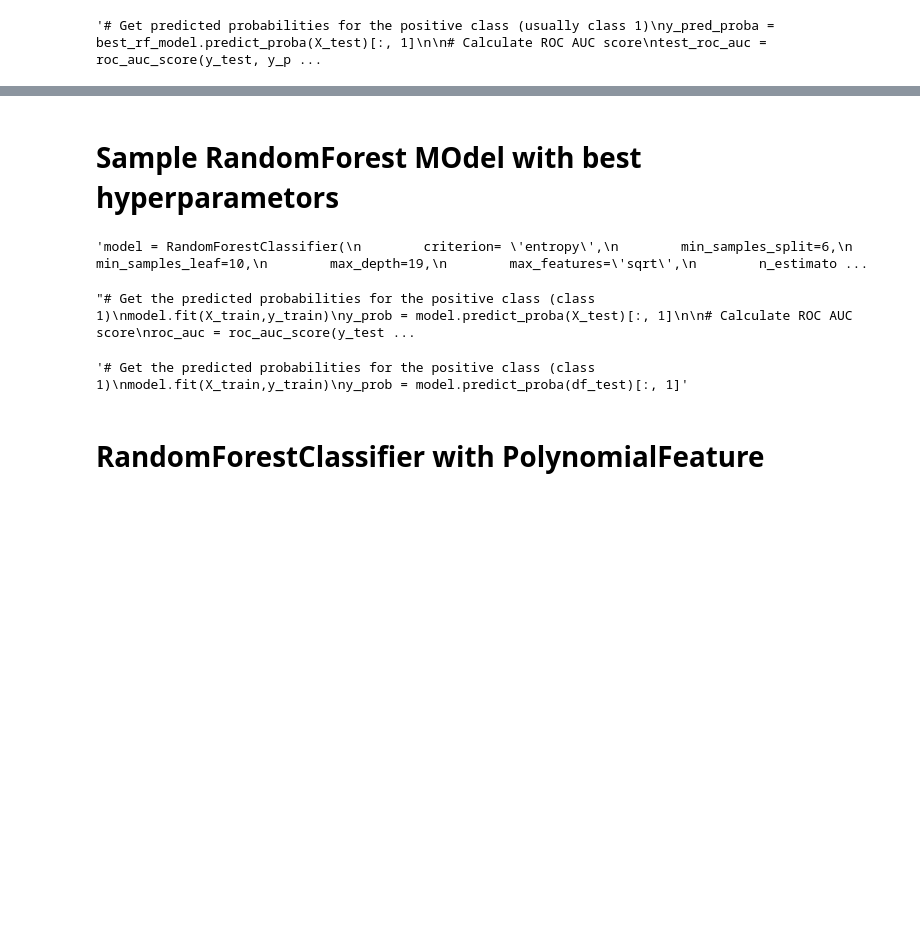
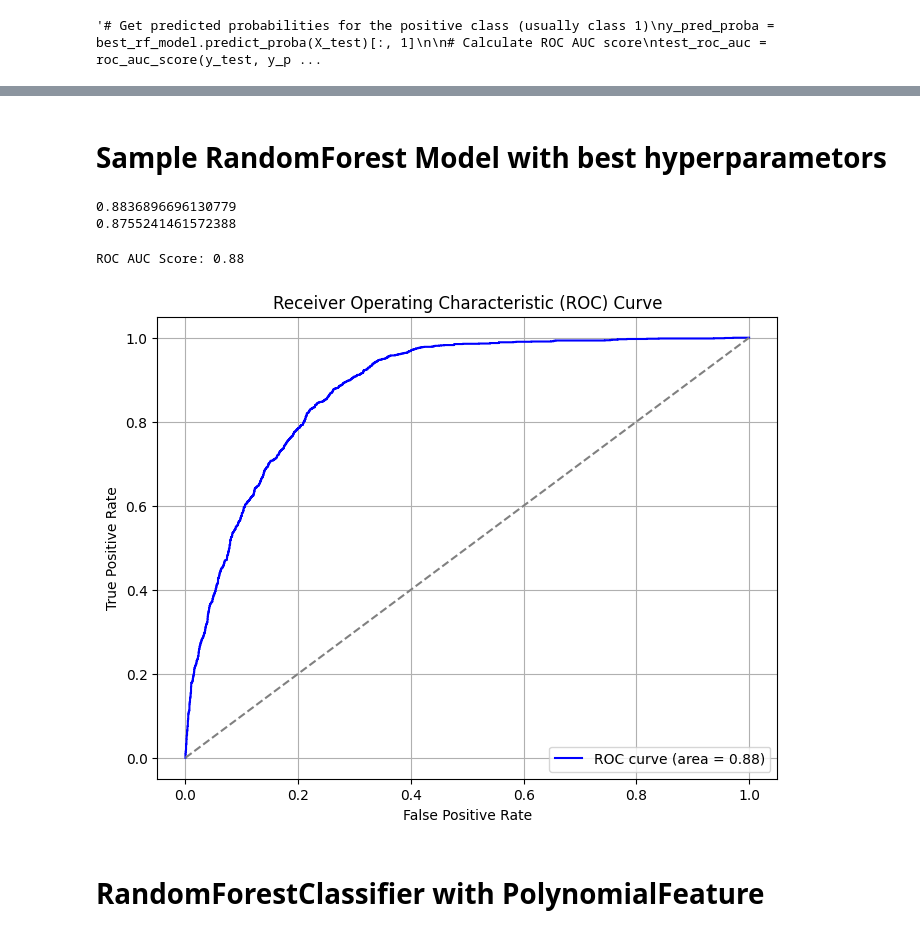
Before and after one commit to Nigoraa1/Smoking_Predictive_Analysis, a Jupyter notebook: Predictive Analysis.ipynb, the cells around one changed output, grey strips where cells are left out. Cells and saved outputs as stored; diff of their text form; code cells hidden in the pictures; blank space fills up the shorter version.

```diff
--- a/EAC.ipynb
+++ b/Predictive Analysis.ipynb
@@ -179,21 +181,2 @@ print("Test ROC AUC Score:", test_roc_auc)"""
 # %% [output]
 '# Get predicted probabilities for the positive class (usually class 1)\ny_pred_proba = best_rf_model.predict_proba(X_test)[:, 1]\n\n# Calculate ROC AUC score\ntest_roc_auc = roc_auc_score(y_test, y_p ...
-# %%
-"""import optuna
-from functools import partial
-
-# Create and run an Optuna study
-study = optuna.create_study(direction="maximize")
-study.optimize(partial(objective, X_train=X_train, y_train=y_train), n_trials=20)
-
-# Print the best parameters and score
-print("Best Parameters:", study.best_params)
-print("Best ROC-AUC:", study.best_value)
-
-# Train the best model on the full training set
-best_rf = RandomForestClassifier(**study.best_params, random_state=42, n_jobs=-1)
-best_rf.fit(X_train, y_train)
-
-# Evaluate on the test set
-test_roc_auc = roc_auc_score(y_test, best_rf.predict_proba(X_test)[:, 1])
-print("Test ROC-AUC:", test_roc_auc)"""
@@ -201,0 +183,5 @@ print("Test ROC-AUC:", test_roc_auc)"""
+# %%
+from my_optuna import optimize_rf_hyperparameters
+
+# Call the hyperparameter optimization function
+optimize_rf_hyperparameters(X_train, y_train, n_trials=100)  # Adjust n_trials as needed
@@ -202,7 +208,7 @@ print("Test ROC-AUC:", test_roc_auc)"""
 # %% [markdown]
-# Sample RandomForest MOdel with best hyperparametors
+# Sample RandomForest Model with best hyperparametors
 # %%
-"""model = RandomForestClassifier(
+model = RandomForestClassifier(
         criterion= 'entropy',
         min_samples_split=6,
         min_samples_leaf=10,
@@ -218,40 +224,34 @@ roc_auc_train = cross_val_score(model, X_train, y_train, cv=3, scoring="roc_auc"
 roc_auc_test = cross_val_score(model, X_test, y_test, cv=3, scoring="roc_auc", n_jobs=-1).mean()
 print(roc_auc_train)
 print(roc_auc_test)
-"""
 # %% [output]
-'model = RandomForestClassifier(\n        criterion= \'entropy\',\n        min_samples_split=6,\n        min_samples_leaf=10,\n        max_depth=19,\n        max_features=\'sqrt\',\n        n_estimato ...
+0.8836896696130779
+0.8755241461572388
 # %%
-"""# Get the predicted probabilities for the positive class (class 1)
+# Get the predicted probabilities for the positive class (class 1)
 model.fit(X_train,y_train)
 y_prob = model.predict_proba(X_test)[:, 1]
 
 # Calculate ROC AUC score
 roc_auc = roc_auc_score(y_test, y_prob)
 print(f'ROC AUC Score: {roc_auc:.2f}')
 
 # Calculate the ROC curve
 fpr, tpr, thresholds = roc_curve(y_test, y_prob)
 
 # Plot the ROC curve
 plt.figure(figsize=(8, 6))
 plt.plot(fpr, tpr, color='blue', label=f'ROC curve (area = {roc_auc:.2f})')
 plt.plot([0, 1], [0, 1], color='gray', linestyle='--')
 plt.xlabel('False Positive Rate')
 plt.ylabel('True Positive Rate')
 plt.title('Receiver Operating Characteristic (ROC) Curve')
 plt.legend(loc='lower right')
 plt.grid(True)
 plt.show()
-"""
 # %% [output]
-"# Get the predicted probabilities for the positive class (class 1)\nmodel.fit(X_train,y_train)\ny_prob = model.predict_proba(X_test)[:, 1]\n\n# Calculate ROC AUC score\nroc_auc = roc_auc_score(y_test ...
+ROC AUC Score: 0.88
+[figure, added]
-# %%
-"""# Get the predicted probabilities for the positive class (class 1)
-model.fit(X_train,y_train)
-y_prob = model.predict_proba(df_test)[:, 1]"""
-# %% [output]
-'# Get the predicted probabilities for the positive class (class 1)\nmodel.fit(X_train,y_train)\ny_prob = model.predict_proba(df_test)[:, 1]'
 # %% [markdown]
 # RandomForestClassifier with PolynomialFeature
 # %%
```
Also changed, not shown: parts of 6 cells of this notebook, 1 other file.
